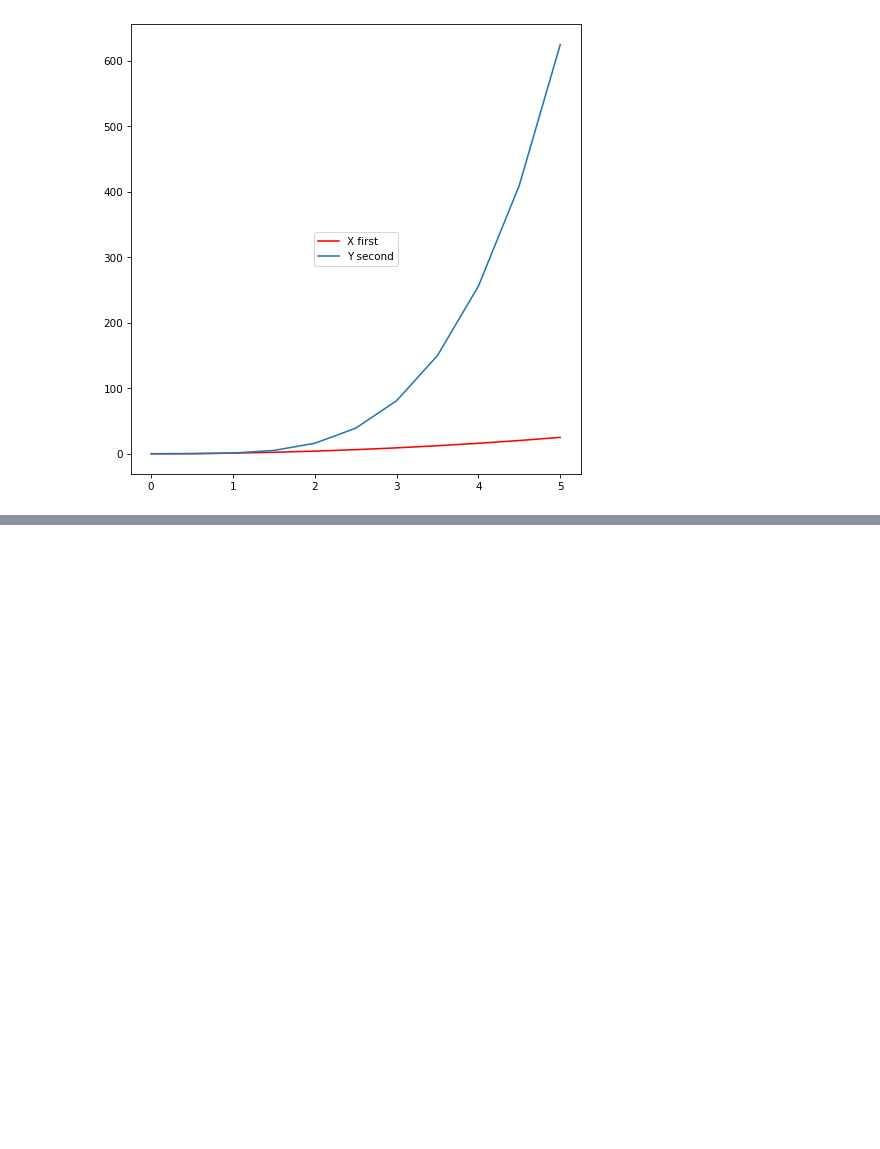
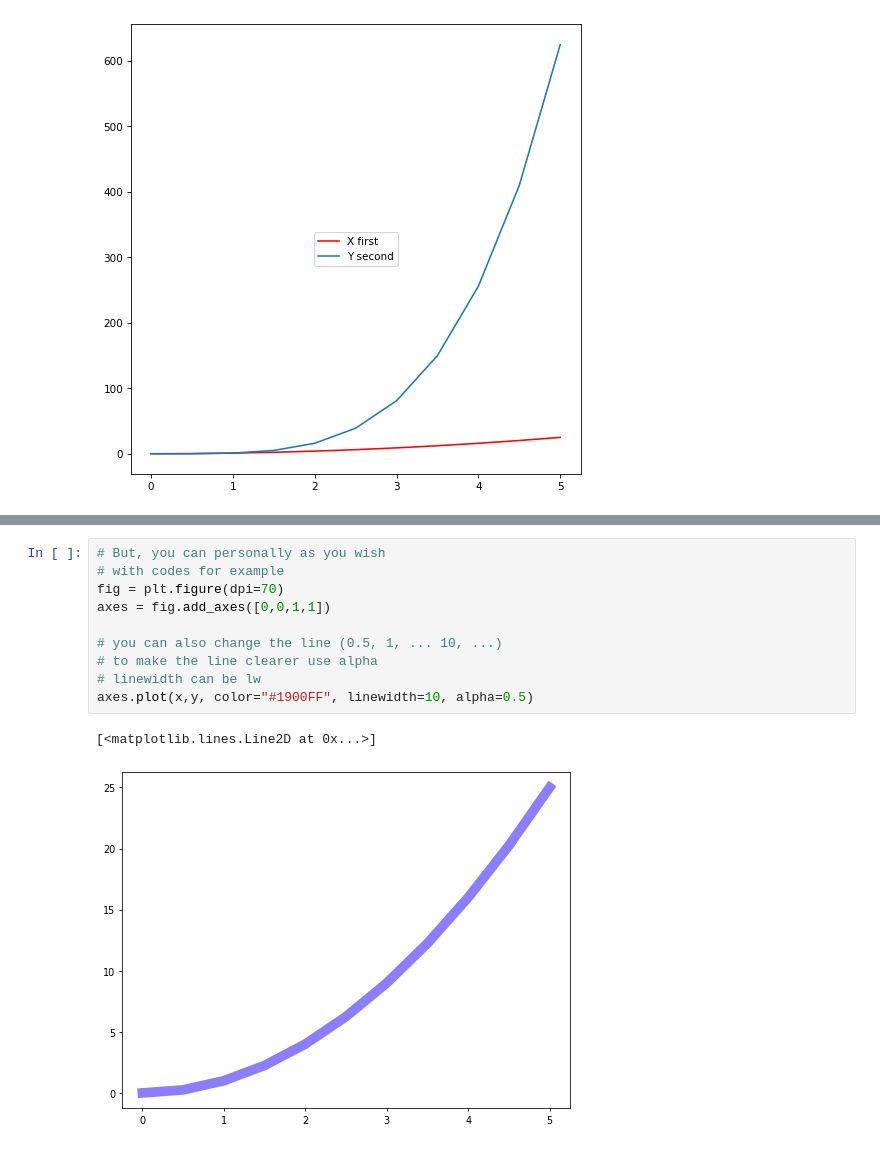
Before and after one commit to Lizaa-sm/python_to_DS, a Jupyter notebook: Python_MatPlot/Introduction_Matplotlib.ipynb, the cells around one changed output, grey strips where cells are left out. Saved outputs shown, nothing was run; the diff lists cells and outputs as text; blank space fills up the shorter version.

```diff
--- a/Python_MatPlot/Introduction_Matplotlib.ipynb
+++ b/Python_MatPlot/Introduction_Matplotlib.ipynb
@@ -135,0 +151,13 @@ ax.legend(loc=10)
+# %%
+# But, you can personally as you wish
+# with codes for example
+fig = plt.figure(dpi=70)
+axes = fig.add_axes([0,0,1,1])
+
+# you can also change the line (0.5, 1, ... 10, ...)
+# to make the line clearer use alpha
+# linewidth can be lw
+axes.plot(x,y, color="#1900FF", linewidth=10, alpha=0.5)
+# %% [output]
+[<matplotlib.lines.Line2D at 0x...>]
+[figure, added]
```
Also changed, not shown: parts of 9 cells of this notebook.
